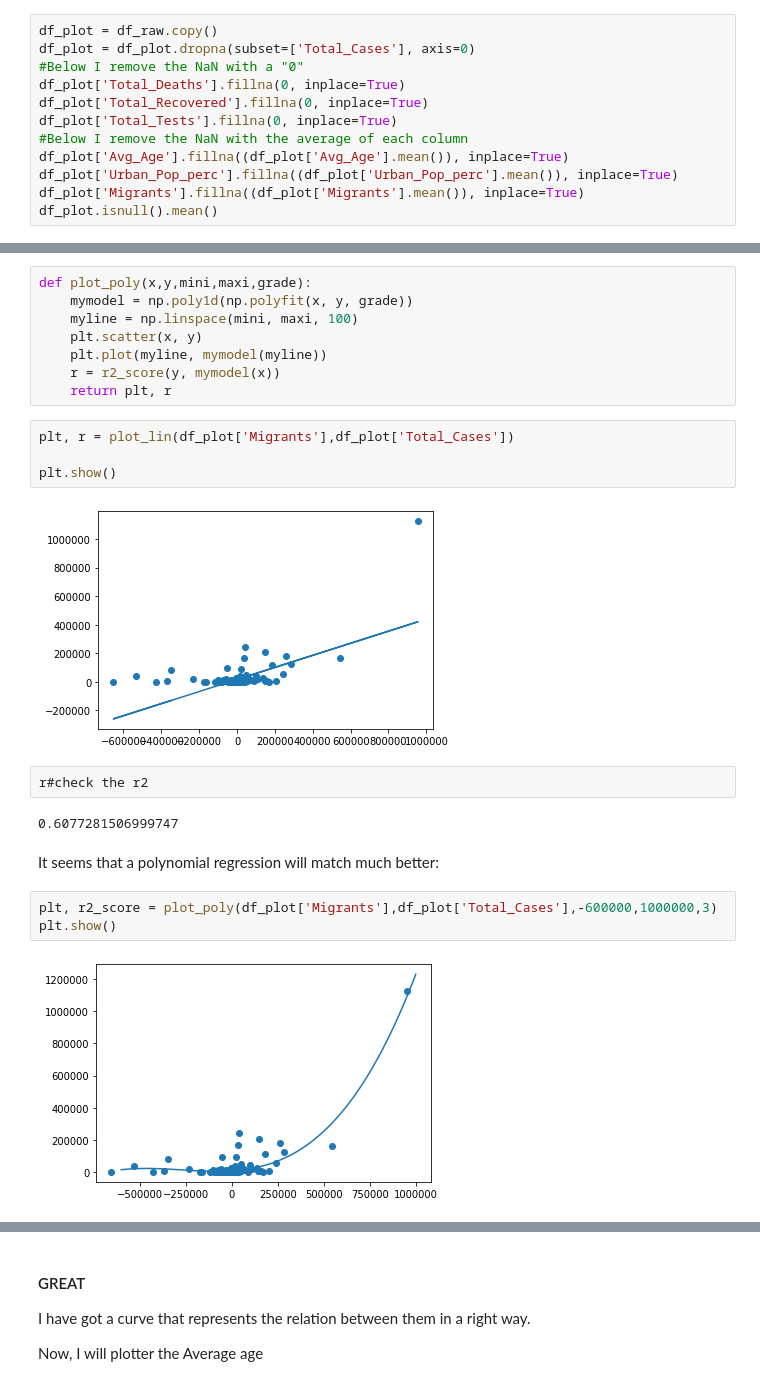
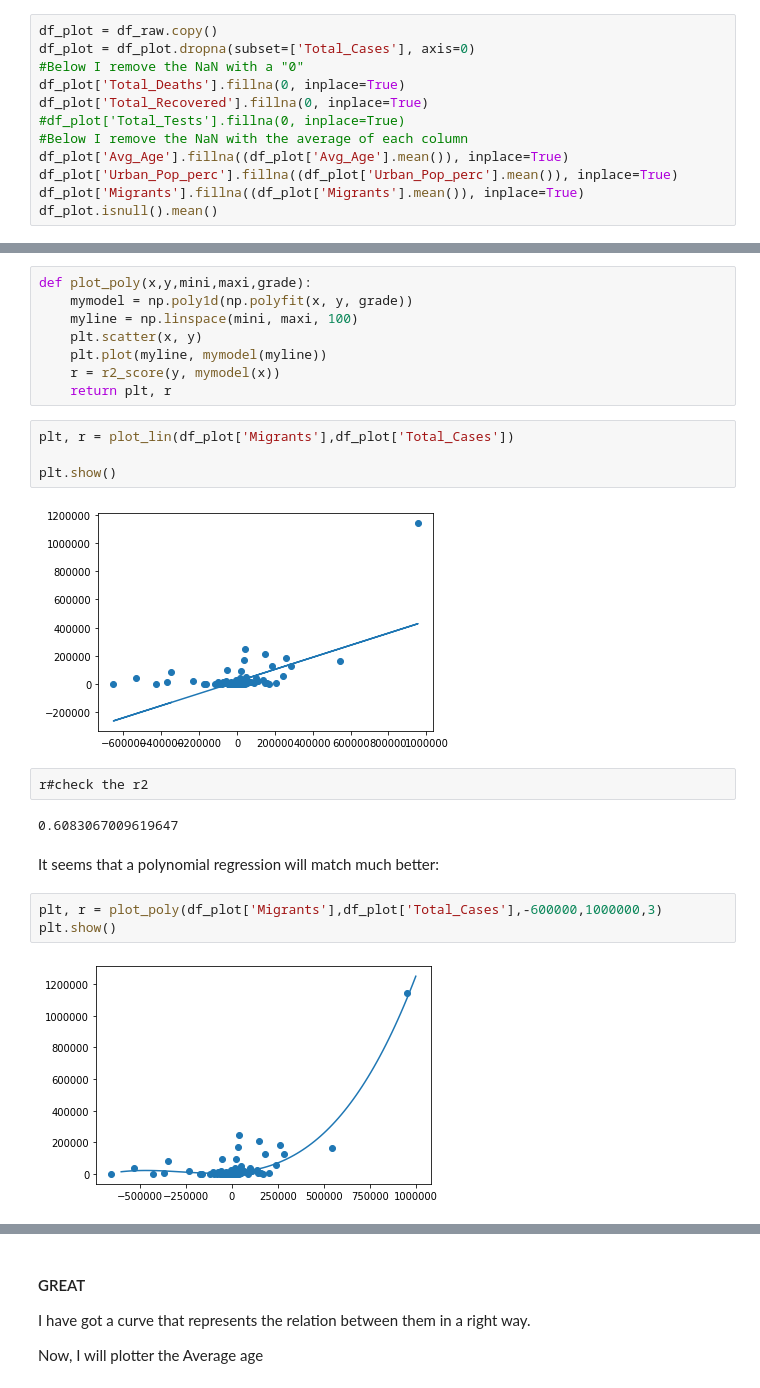
Before and after one commit to cesarvila/population, a Jupyter notebook: covid.ipynb, the cells around one changed output, grey strips where cells are left out. Cells and saved outputs as stored; diff of their text form.

```diff
--- a/covid.ipynb
+++ b/covid.ipynb
@@ -410,7 +408,7 @@ df_plot = df_plot.dropna(subset=['Total_Cases'], axis=0)
 #Below I remove the NaN with a "0"
 df_plot['Total_Deaths'].fillna(0, inplace=True)
 df_plot['Total_Recovered'].fillna(0, inplace=True)
-df_plot['Total_Tests'].fillna(0, inplace=True)
+#df_plot['Total_Tests'].fillna(0, inplace=True)
 #Below I remove the NaN with the average of each column
 df_plot['Avg_Age'].fillna((df_plot['Avg_Age'].mean()), inplace=True)
 df_plot['Urban_Pop_perc'].fillna((df_plot['Urban_Pop_perc'].mean()), inplace=True)
@@ -510,16 +508,16 @@ plt, r = plot_lin(df_plot['Migrants'],df_plot['Total_Cases'])
 
 plt.show()
 # %% [output]
-[figure, old version]
+[figure, new version]
 # %%
 r#check the r2
 # %% [output]
-0.6077281506999747
+0.6083067009619647
 # %% [markdown]
 It seems that a polynomial regression will match much better:
 # %%
-plt, r2_score = plot_poly(df_plot['Migrants'],df_plot['Total_Cases'],-600000,1000000,3)
+plt, r = plot_poly(df_plot['Migrants'],df_plot['Total_Cases'],-600000,1000000,3)
 plt.show()
 # %% [output]
-[figure, old version]
+[figure, new version]
 # %%
```
Also changed, not shown: parts of 115 cells of this notebook, 13 other files.
